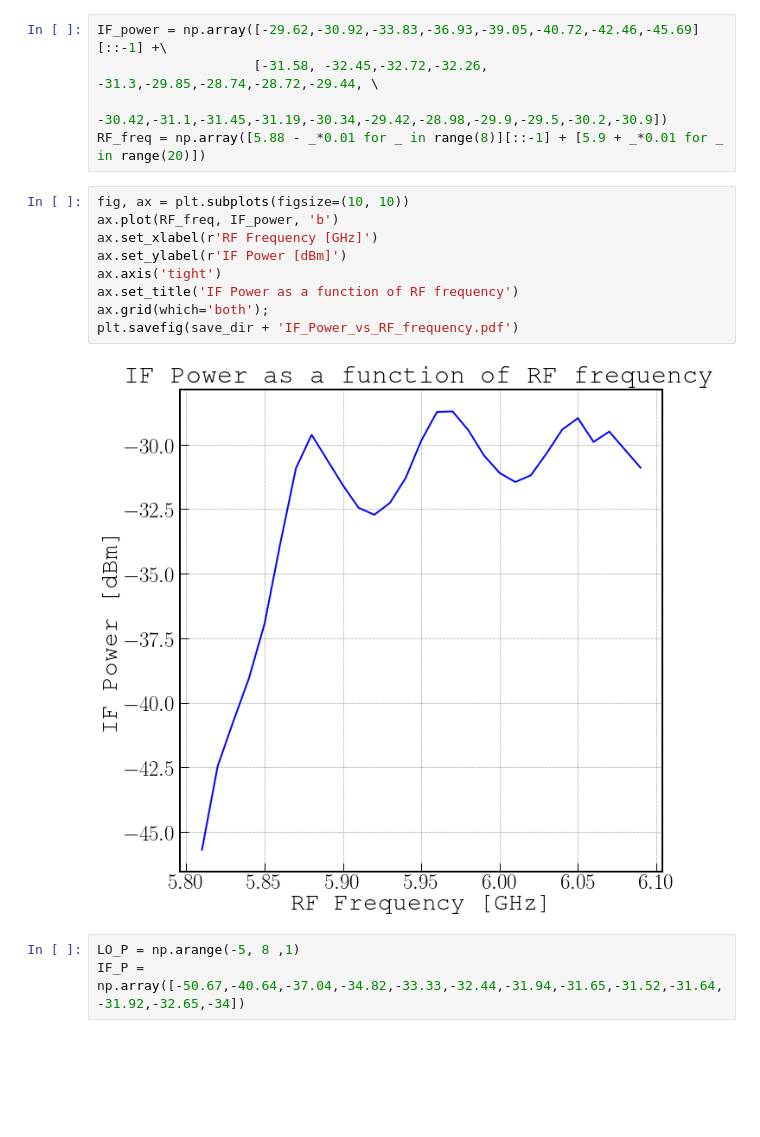
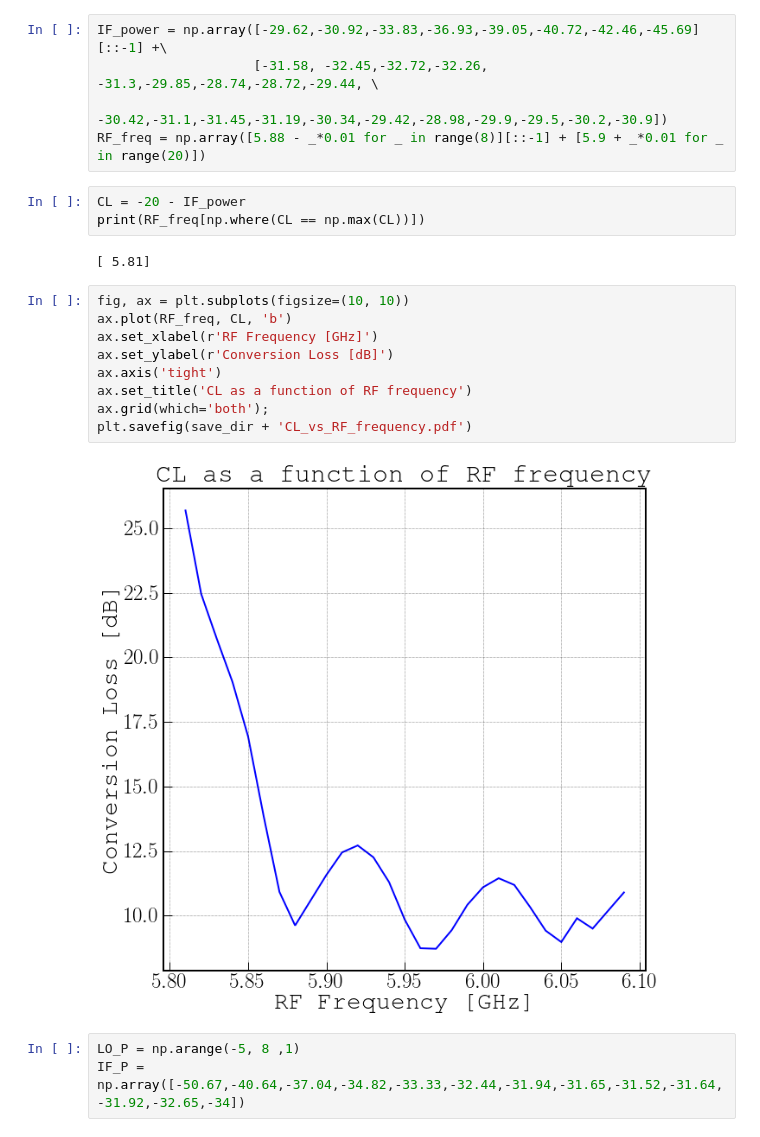
Before and after one commit to WanduiAlbert/HighFrequencyLab, a Jupyter notebook: Lab 4 files/Analysis.ipynb, the cells around one changed output. Cells and saved outputs as stored; diff of their text form; blank space fills up the shorter version.

```diff
--- a/Lab 4 files/Analysis.ipynb
+++ b/Lab 4 files/Analysis.ipynb
@@ -69,17 +69,22 @@ IF_power = np.array([-29.62,-30.92,-33.83,-36.93,-39.05,-40.72,-42.46,-45.69][::
                     [-31.58, -32.45,-32.72,-32.26, -31.3,-29.85,-28.74,-28.72,-29.44, \
                      -30.42,-31.1,-31.45,-31.19,-30.34,-29.42,-28.98,-29.9,-29.5,-30.2,-30.9])
 RF_freq = np.array([5.88 - _*0.01 for _ in range(8)][::-1] + [5.9 + _*0.01 for _ in range(20)])
+# %%
+CL = -20 - IF_power
+print(RF_freq[np.where(CL == np.max(CL))])
+# %% [output]
+[ 5.81]
 # %%
 fig, ax = plt.subplots(figsize=(10, 10))
-ax.plot(RF_freq, IF_power, 'b')
+ax.plot(RF_freq, CL, 'b')
 ax.set_xlabel(r'RF Frequency [GHz]')
-ax.set_ylabel(r'IF Power [dBm]')
+ax.set_ylabel(r'Conversion Loss [dB]')
 ax.axis('tight')
-ax.set_title('IF Power as a function of RF frequency')
+ax.set_title('CL as a function of RF frequency')
 ax.grid(which='both');
-plt.savefig(save_dir + 'IF_Power_vs_RF_frequency.pdf')
+plt.savefig(save_dir + 'CL_vs_RF_frequency.pdf')
 # %% [output]
-[figure, old version]
+[figure, new version]
 # %%
 LO_P = np.arange(-5, 8 ,1)
 IF_P = np.array([-50.67,-40.64,-37.04,-34.82,-33.33,-32.44,-31.94,-31.65,-31.52,-31.64,-31.92,-32.65,-34])
```
Also changed, not shown: parts of 9 cells of this notebook, 13 other files.
